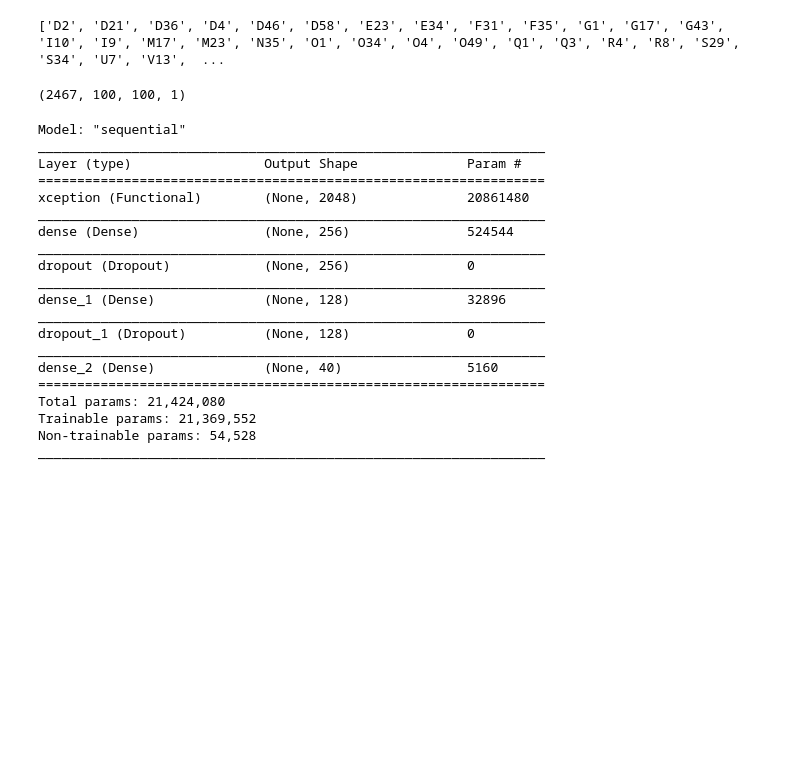
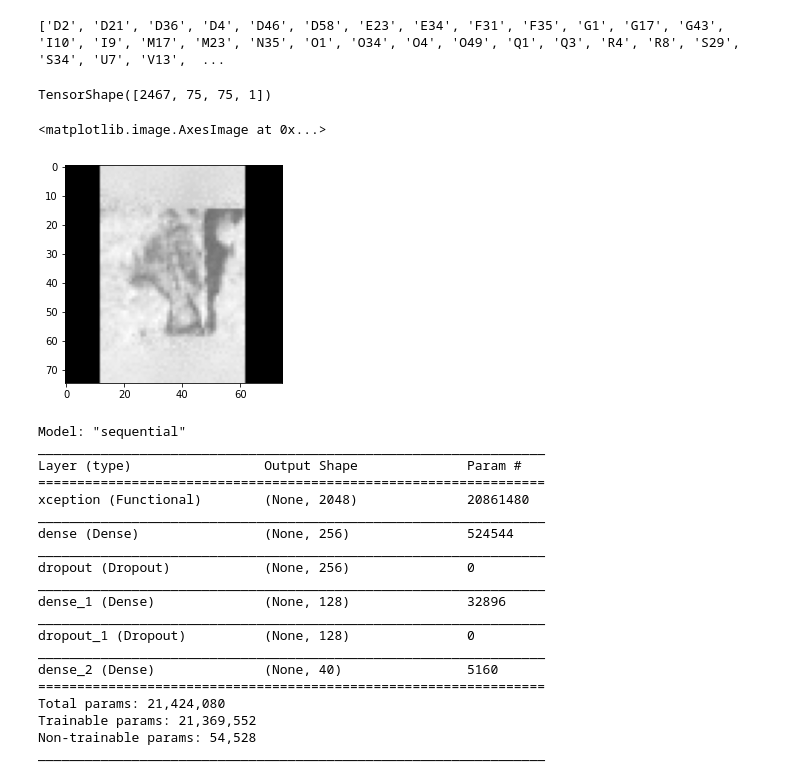
Before and after one commit to marek-dalida/egyptian-hieroglyph-classification, a Jupyter notebook: Xception-model.ipynb, the cells around one changed output. Cells and saved outputs as stored; diff of their text form; code cells hidden in the pictures; blank space fills up the shorter version.

```diff
--- a/Xception-model.ipynb
+++ b/Xception-model.ipynb
@@ -56,15 +52,37 @@ from tensorflow.keras.utils import to_categorical
 from sklearn.model_selection import train_test_split
 
 num_labels = len(le.classes_)
-x_train = np.expand_dims(images_train, -1)
-x_test = np.expand_dims(images_test, -1)
+#Images have to have at least 71x71
+images_train = np.expand_dims(images_train, -1)
+images_test = np.expand_dims(images_test, -1)
+
+x_train = tf.image.resize_with_pad(
+    images_train,
+    75,
+    75,
+    method=tf.image.ResizeMethod.BILINEAR,
+    antialias=False
+)
+
+x_test = tf.image.resize_with_pad(
+    images_test,
+    75,
+    75,
+    method=tf.image.ResizeMethod.BILINEAR,
+    antialias=False
+)
 
 y_train = to_categorical(labels_train, num_labels)
 y_test = to_categorical(labels_test, num_labels)
 
 x_train.shape
 # %% [output]
-(2467, 100, 100, 1)
+TensorShape([2467, 75, 75, 1])
+# %%
+plt.imshow(x_train[0], cmap='gray')
+# %% [output]
+<matplotlib.image.AxesImage at 0x...>
+[figure, added]
 # %%
 from tensorflow.keras.applications import Xception
 from tensorflow.keras import layers, models
```
Also changed, not shown: parts of 8 cells of this notebook.
